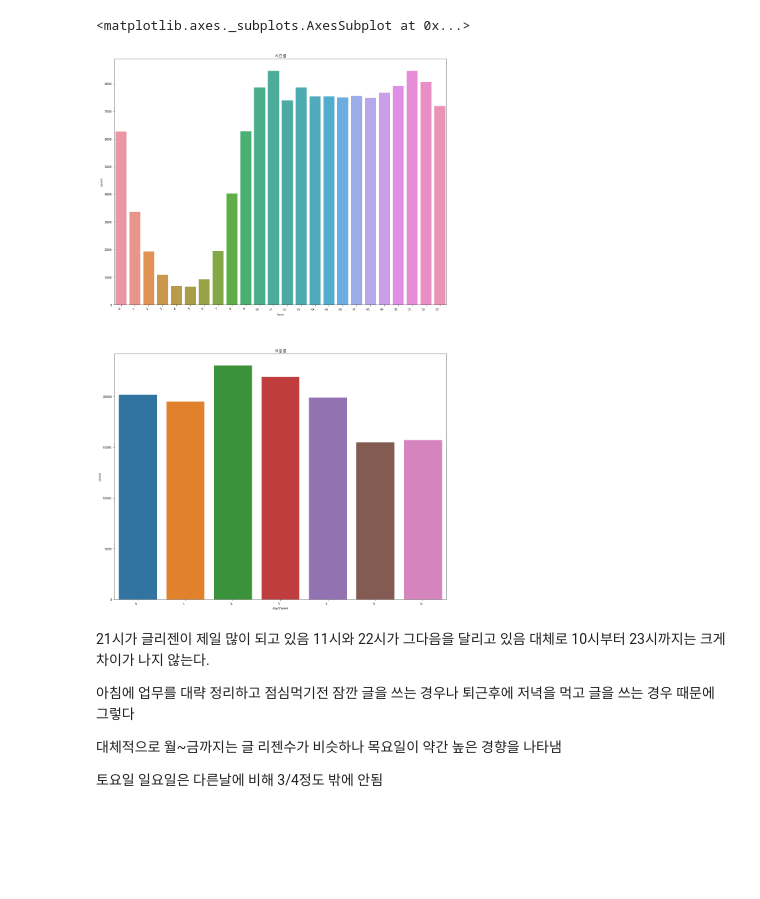
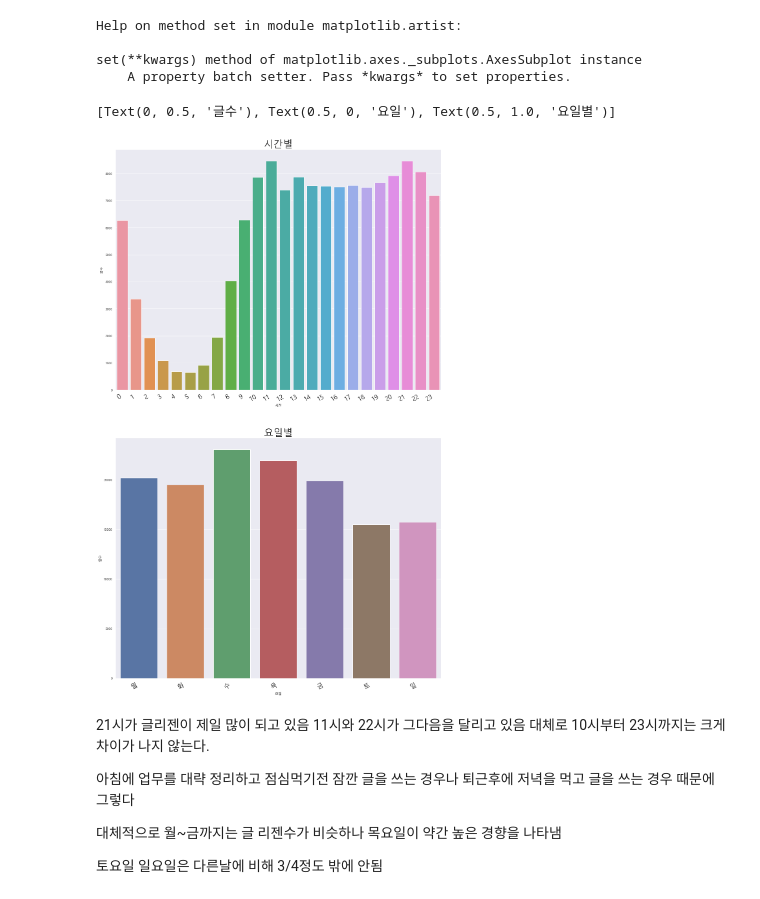
Before and after one commit to arandanito/clien, a Jupyter notebook: 03. EDA.ipynb, the cells around one changed output. Saved outputs shown, nothing was run; the diff lists cells and outputs as text; code cells hidden in the pictures; blank space fills up the shorter version.

```diff
--- a/03. EDA.ipynb
+++ b/03. EDA.ipynb
@@ -44,24 +44,63 @@ clien.head()
 | 2 | 0 | 모공 | 김용민 트윗 근황.jpg | 0 | umberto_eco | 831 | 2019-12-28 16:30:07 | 14437894 | Y | 831 | 2019-12-28 | ... |
 | 3 | 0 | 모공 | 올해 극장에서 재밌게 본 영화들.jpg | 6 | 아하라라 | 450 | 2019-12-28 16:28:52 | 14437890 | Y | 450 | 2019-12-28 | ... |
 | 4 | 10 | 모공 | 남친을 오너일가로 장가보낸썰 풉니다 | 0 | 곰삭은푸 | 1231 | 2019-12-28 16:27:11 | 14437889 | Y | 1231 | 2019-12-28 | ... |
+# %%
+
+clien.loc[clien['dayofweek']==0,"dayofweek"]='월'
+clien.loc[clien['dayofweek']==1,"dayofweek"]='화'
+clien.loc[clien['dayofweek']==2,"dayofweek"]='수'
+clien.loc[clien['dayofweek']==3,"dayofweek"]='목'
+clien.loc[clien['dayofweek']==4,"dayofweek"]='금'
+clien.loc[clien['dayofweek']==5,"dayofweek"]='토'
+clien.loc[clien['dayofweek']==6,"dayofweek"]='일'
+
+# clien['dayofweek'] = clien['dayofweek'].astype('category', categories=cats, ordered=True)
+
+
+
+# from pandas.api.types import CategoricalDtype
+# cat_type = CategoricalDtype(categories=cats, ordered=True)
+# df['Day of Week'] = df['Day of Week'].astype(cat_type)
+# %%
+cats = [ '월', '화', '수', '목', '금', '토', '일']
+# %%
+help(axes[1].set)
+# %% [output]
+Help on method set in module matplotlib.artist:
+
+set(**kwargs) method of matplotlib.axes._subplots.AxesSubplot instance
+    A property batch setter. Pass *kwargs* to set properties.
 # %%
+# plt.rcParams['axes.unicode_minus'] = False
+# rc('font',family = font_name)
+plt.rc('font', size=15)
+plt.rc('axes', titlesize=30)
+plt.rc('axes', labelsize=11)
+plt.rc('xtick', labelsize=20)
+plt.rc('ytick', labelsize=10)
+plt.rc('legend', fontsize=15)
+plt.rc('figure', titlesize=15)
+
+
 fig, axes = plt.subplots(nrows=2)
 fig.set_size_inches(18,30)
 
 # train data
 plt.sca(axes[0])
 plt.xticks(rotation=30, ha='right') # x축 글자
-axes[0].set(ylabel='Count', title='시간별')
+
 sns.countplot(data=clien, x='hour', ax=axes[0])
+axes[0].set(ylabel='글수',xlabel='시간', title='시간별')
 
 #test data
 plt.sca(axes[1])
 plt.xticks(rotation=30, ha='right')
-axes[1].set(ylabel='Count', title='요일별')
-sns.countplot(data=clien, x='dayofweek', ax=axes[1])
+sns.countplot(data=clien, x='dayofweek', ax=axes[1],
+             order = cats) # order를 주면 된다
+axes[1].set(ylabel='글수',xlabel='요일', title='요일별')
 # %% [output]
-<matplotlib.axes._subplots.AxesSubplot at 0x...>
+[Text(0, 0.5, '글수'), Text(0.5, 0, '요일'), Text(0.5, 1.0, '요일별')]
-[figure, old version]
+[figure, new version]
 # %% [markdown]
 21시가 글리젠이 제일 많이 되고 있음
 11시와 22시가 그다음을 달리고 있음
```
